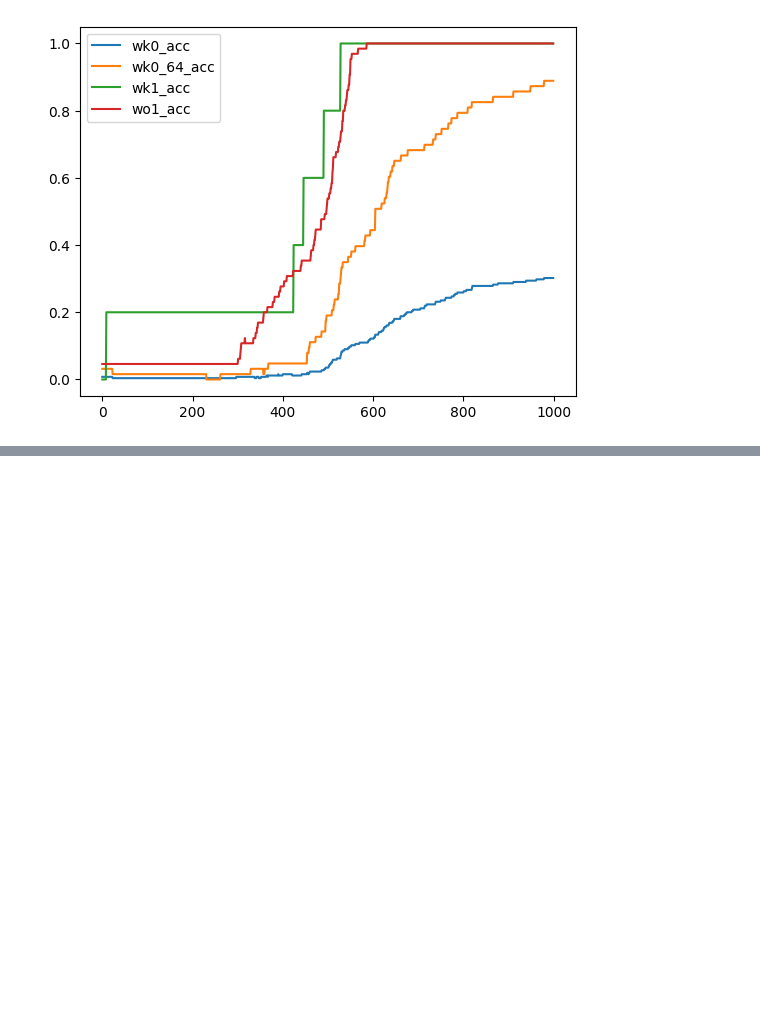
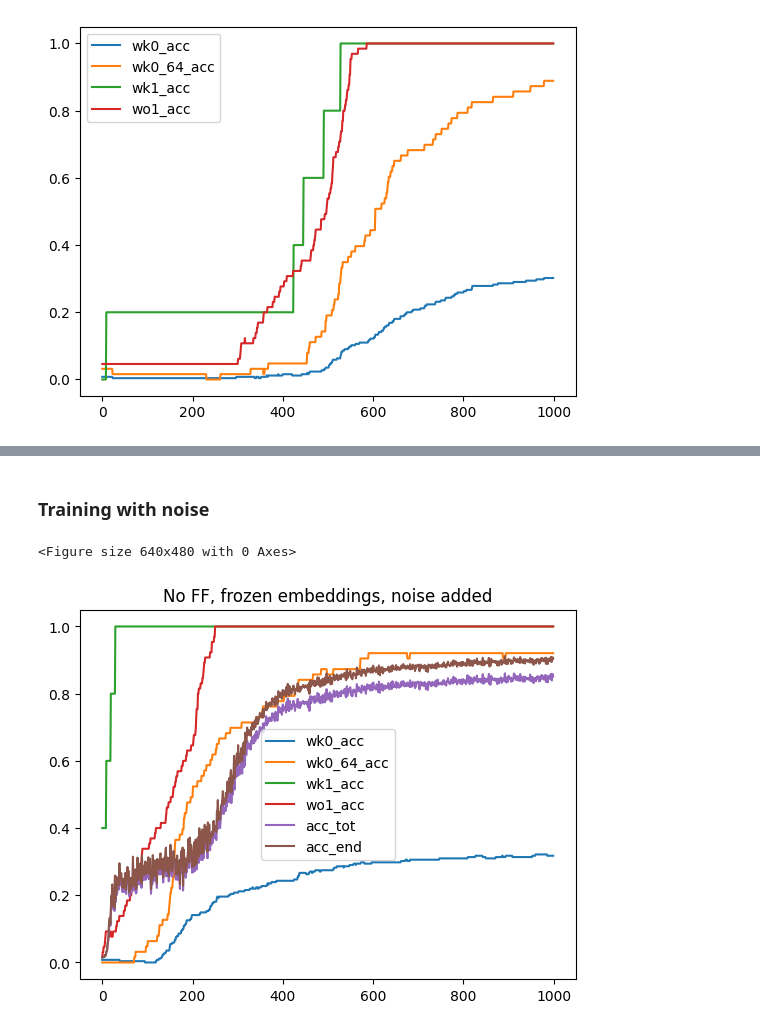
Before and after one commit to gabriellecaillaud/TDL_BirthTransformer, a Jupyter notebook: train.ipynb, the cells around one changed output, grey strips where cells are left out. Drawn from its saved outputs; the diff is of its cells as text; code cells hidden in the pictures; blank space fills up the shorter version.

Commit message:
Add train results

```diff
--- a/train.ipynb
+++ b/train.ipynb
@@ -455,0 +486,13 @@ df[['wk0_acc','wk0_64_acc', 'wk1_acc', 'wo1_acc']].plot()
+# %% [markdown]
+### Training with noise
+# %%
+with open("logs/2025_01_23_11_52_15_res.json", "r") as f:
+    res = json.load(f)
+df_2025_01_23_11_52_15 = pd.DataFrame.from_records(res)
+plt.figure()
+df_2025_01_23_11_52_15[['wk0_acc','wk0_64_acc', 'wk1_acc', 'wo1_acc', 'acc_tot', 'acc_end']].plot()
+plt.title("No FF, frozen embeddings, noise added")
+plt.savefig("data/2025_01_23_11_52_15_res.png")
+# %% [output]
+<Figure size 640x480 with 0 Axes>
+[figure, added]
```
Also changed, not shown: parts of 16 cells of this notebook, 7 other files.
